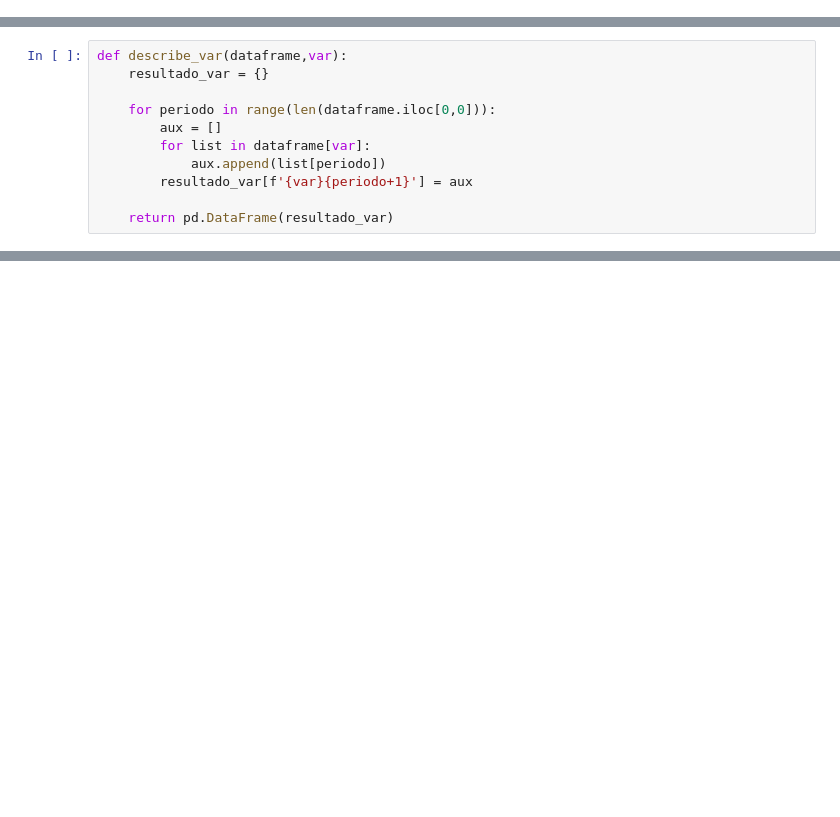
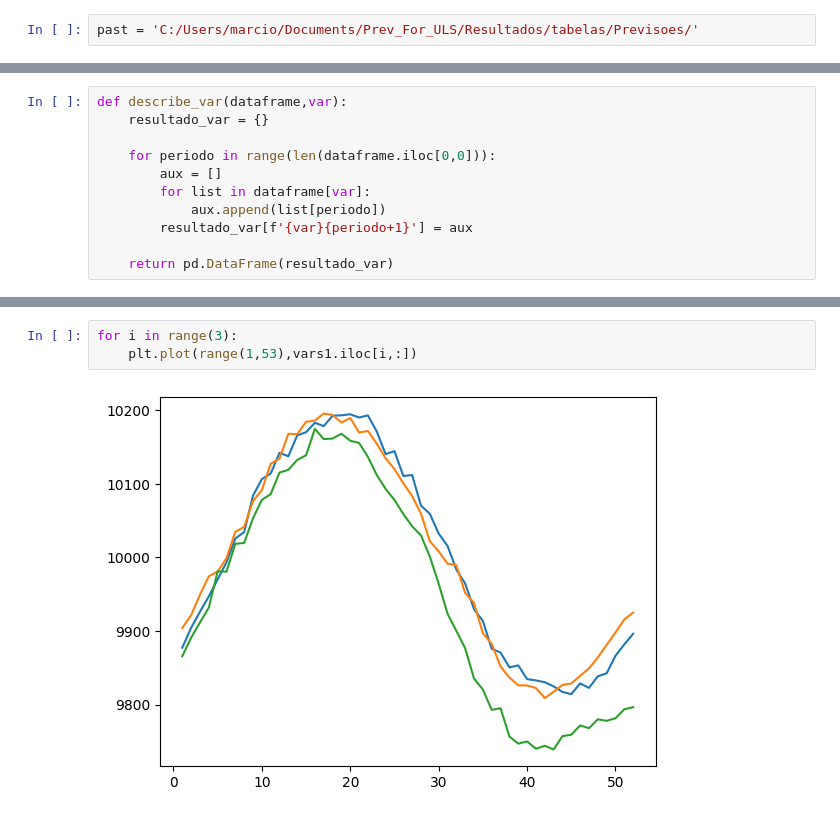
Before and after one commit to MarcioB1999/Prev_For_ULS, a Jupyter notebook: Modelos_previsao/previsoes_analise.ipynb, the cells around one changed output, grey strips where cells are left out. Drawn from its saved outputs; the diff is of its cells as text; blank space fills up the shorter version.

```diff
--- a/Modelos_previsao/previsoes_analise.ipynb
+++ b/Modelos_previsao/previsoes_analise.ipynb
@@ -32,0 +5,2 @@ resultados_dataframe_1 = pd.DataFrame(resultados_dataframe_1)
+# %%
+past = 'C:/Users/marcio/Documents/Prev_For_ULS/Resultados/tabelas/Previsoes/'
@@ -78,0 +83,5 @@ describe_var_desv_grafico(describe1,describe1,'demandas')
+# %%
+for i in range(3):
+    plt.plot(range(1,53),vars1.iloc[i,:])
+# %% [output]
+[figure, added]
```
Also changed, not shown: parts of 13 cells of this notebook, 11 other files.
